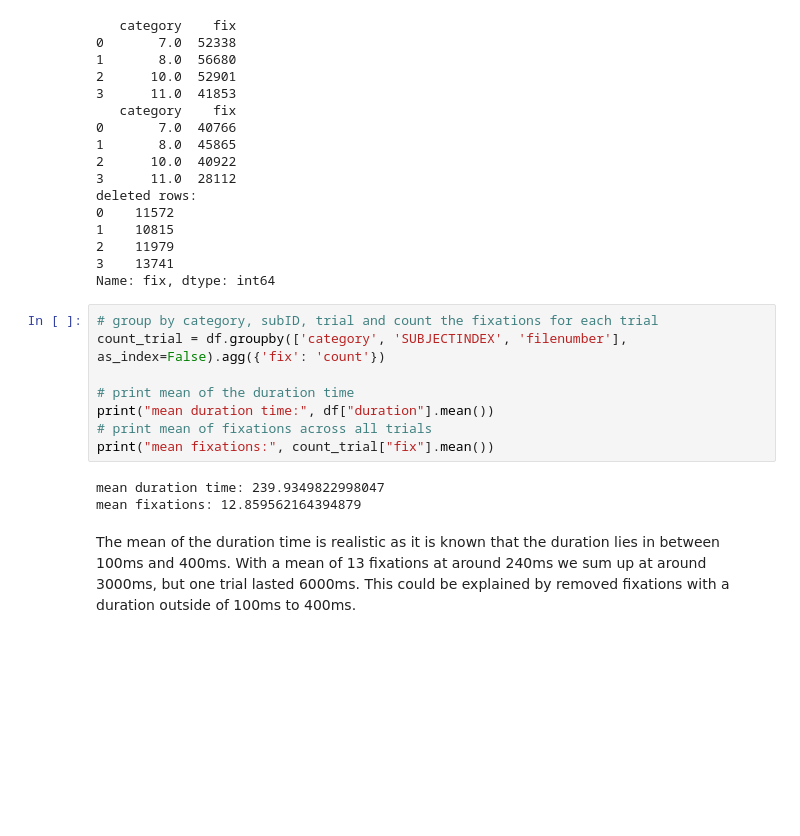
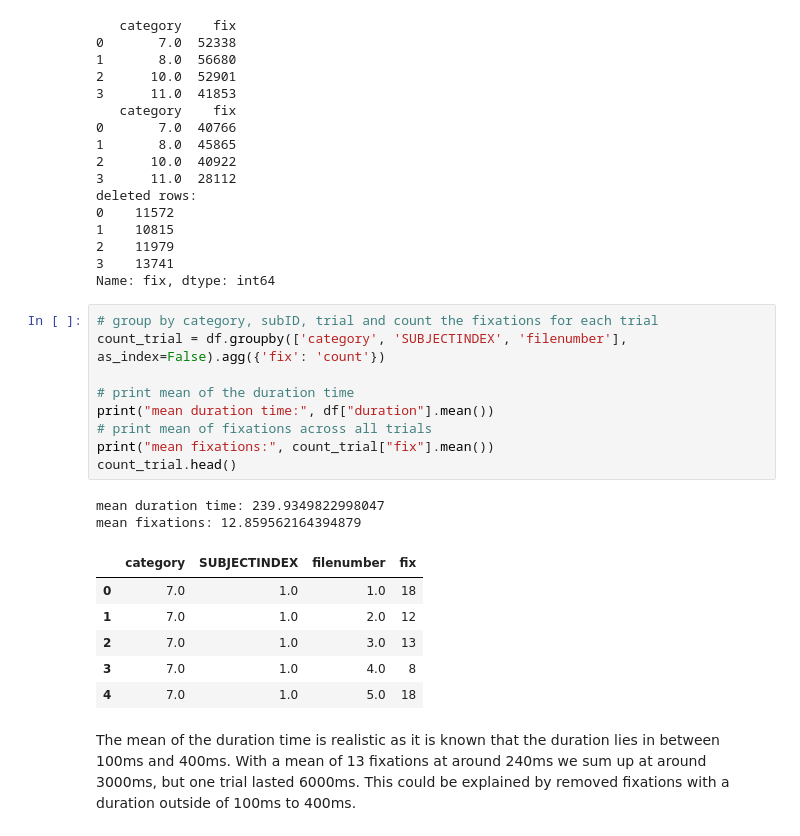
Before and after one commit to NBP-ACC/week-7-acc_5, a Jupyter notebook: Sheet05.ipynb, the cells around one changed output. Cells and saved outputs as stored; diff of their text form; blank space fills up the shorter version.

```diff
--- a/Sheet05.ipynb
+++ b/Sheet05.ipynb
@@ -135,14 +135,21 @@ Name: fix, dtype: int64
 # %%
 # group by category, subID, trial and count the fixations for each trial
 count_trial = df.groupby(['category', 'SUBJECTINDEX', 'filenumber'], as_index=False).agg({'fix': 'count'})
 
 # print mean of the duration time
 print("mean duration time:", df["duration"].mean())
 # print mean of fixations across all trials
 print("mean fixations:", count_trial["fix"].mean())
+count_trial.head()
 # %% [output]
 mean duration time: 239.9349822998047
 mean fixations: 12.859562164394879
+|  | category | SUBJECTINDEX | filenumber | fix |
+| 0 | 7.0 | 1.0 | 1.0 | 18 |
+| 1 | 7.0 | 1.0 | 2.0 | 12 |
+| 2 | 7.0 | 1.0 | 3.0 | 13 |
+| 3 | 7.0 | 1.0 | 4.0 | 8 |
+| 4 | 7.0 | 1.0 | 5.0 | 18 |
 # %% [markdown]
 The mean of the duration time is realistic as it is known that the duration lies in between 100ms and 400ms.
 With a mean of 13 fixations at around 240ms we sum up at around 3000ms, but one trial lasted 6000ms. This could be explained by removed fixations with a duration outside of 100ms to 400ms.
```
Also changed, not shown: parts of 1 cell of this notebook.
